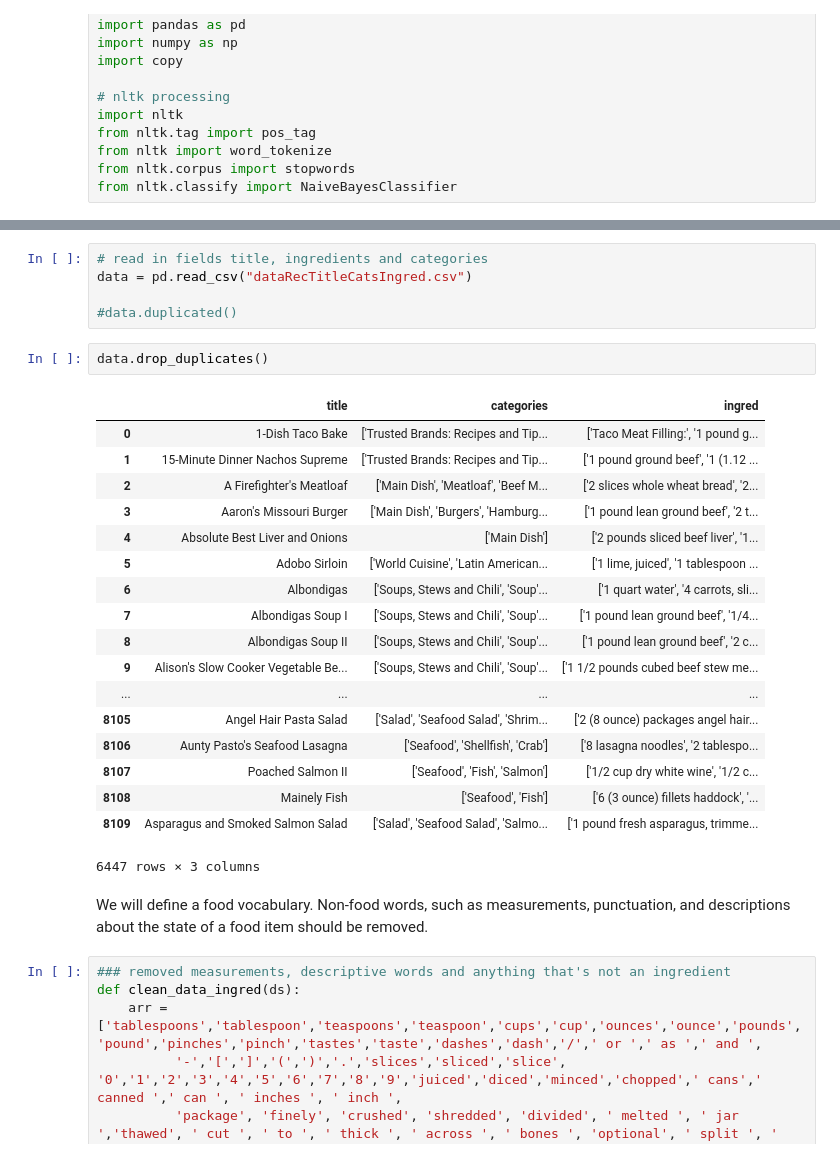
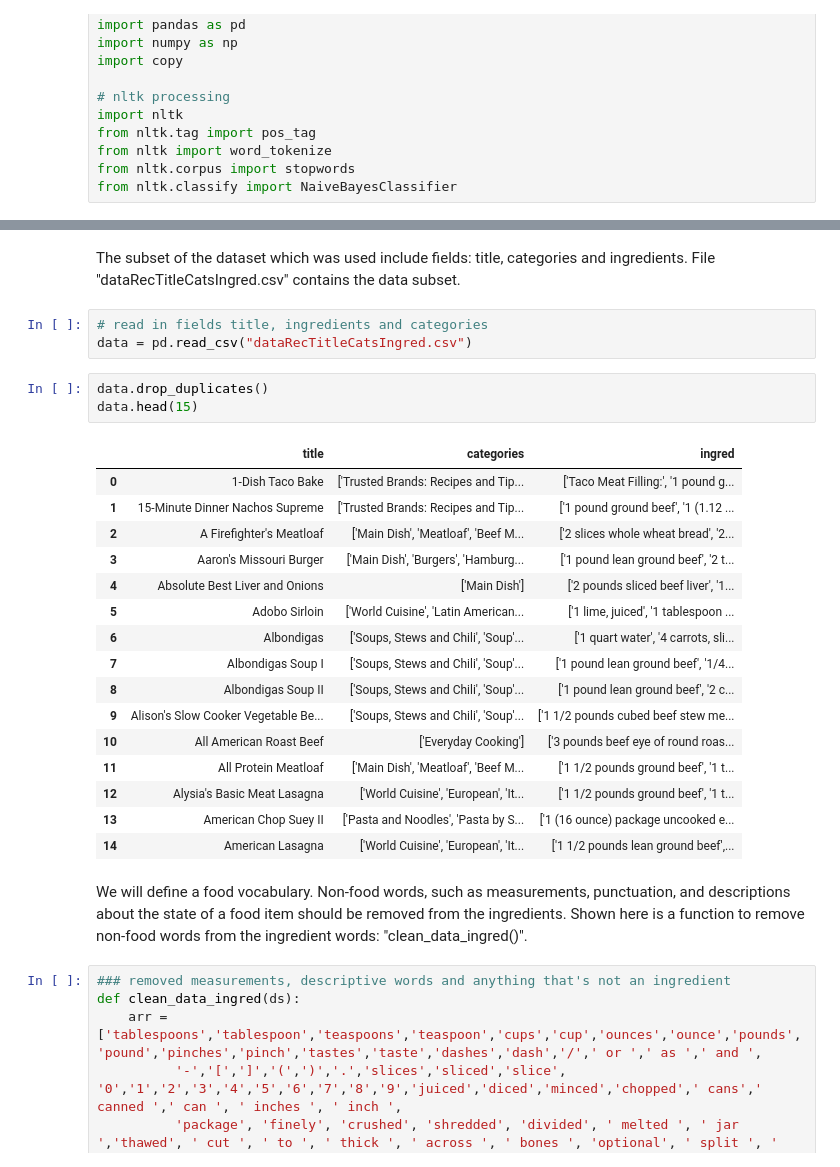
Before and after one commit to cassfinn/Deep-NLP-Recipe-Recommender, a Jupyter notebook: recipeRec4.ipynb, the cells around one changed output, grey strips where cells are left out. Saved outputs shown, nothing was run; the diff lists cells and outputs as text.

```diff
--- a/recipeRec4.ipynb
+++ b/recipeRec4.ipynb
@@ -30,31 +90,30 @@ from nltk.classify import NaiveBayesClassifier
+# %% [markdown]
+The subset of the dataset which was used include fields: title, categories and ingredients. File "dataRecTitleCatsIngred.csv" contains the data subset.
 # %%
 # read in fields title, ingredients and categories
 data = pd.read_csv("dataRecTitleCatsIngred.csv")
-
-#data.duplicated()
 # %%
 data.drop_duplicates()
+data.head(15)
 # %% [output]
 |  | title | categories | ingred |
 | 0 | 1-Dish Taco Bake | ['Trusted Brands: Recipes and Tip... | ['Taco Meat Filling:', '1 pound g... |
 | 1 | 15-Minute Dinner Nachos Supreme | ['Trusted Brands: Recipes and Tip... | ['1 pound ground beef', '1 (1.12 ... |
 | 2 | A Firefighter's Meatloaf | ['Main Dish', 'Meatloaf', 'Beef M... | ['2 slices whole wheat bread', '2... |
 | 3 | Aaron's Missouri Burger | ['Main Dish', 'Burgers', 'Hamburg... | ['1 pound lean ground beef', '2 t... |
 | 4 | Absolute Best Liver and Onions | ['Main Dish'] | ['2 pounds sliced beef liver', '1... |
 | 5 | Adobo Sirloin | ['World Cuisine', 'Latin American... | ['1 lime, juiced', '1 tablespoon ... |
 | 6 | Albondigas | ['Soups, Stews and Chili', 'Soup'... | ['1 quart water', '4 carrots, sli... |
 | 7 | Albondigas Soup I | ['Soups, Stews and Chili', 'Soup'... | ['1 pound lean ground beef', '1/4... |
 | 8 | Albondigas Soup II | ['Soups, Stews and Chili', 'Soup'... | ['1 pound lean ground beef', '2 c... |
 | 9 | Alison's Slow Cooker Vegetable Be... | ['Soups, Stews and Chili', 'Soup'... | ['1 1/2 pounds cubed beef stew me... |
-| ... | ... | ... | ... |
-| 8105 | Angel Hair Pasta Salad | ['Salad', 'Seafood Salad', 'Shrim... | ['2 (8 ounce) packages angel hair... |
-| 8106 | Aunty Pasto's Seafood Lasagna | ['Seafood', 'Shellfish', 'Crab'] | ['8 lasagna noodles', '2 tablespo... |
-| 8107 | Poached Salmon II | ['Seafood', 'Fish', 'Salmon'] | ['1/2 cup dry white wine', '1/2 c... |
-| 8108 | Mainely Fish | ['Seafood', 'Fish'] | ['6 (3 ounce) fillets haddock', '... |
-| 8109 | Asparagus and Smoked Salmon Salad | ['Salad', 'Seafood Salad', 'Salmo... | ['1 pound fresh asparagus, trimme... |
+| 10 | All American Roast Beef | ['Everyday Cooking'] | ['3 pounds beef eye of round roas... |
+| 11 | All Protein Meatloaf | ['Main Dish', 'Meatloaf', 'Beef M... | ['1 1/2 pounds ground beef', '1 t... |
+| 12 | Alysia's Basic Meat Lasagna | ['World Cuisine', 'European', 'It... | ['1 1/2 pounds ground beef', '1 t... |
+| 13 | American Chop Suey II | ['Pasta and Noodles', 'Pasta by S... | ['1 (16 ounce) package uncooked e... |
+| 14 | American Lasagna | ['World Cuisine', 'European', 'It... | ['1 1/2 pounds lean ground beef',... |
-6447 rows × 3 columns
 # %% [markdown]
-We will define a food vocabulary. Non-food words, such as measurements, punctuation, and descriptions about the state of a food item should be removed.
+We will define a food vocabulary. Non-food words, such as measurements, punctuation, and descriptions about the state of a food item should be removed from the ingredients. Shown here is a function to remove non-food words from the ingredient words: "clean_data_ingred()".
 # %%
 ### removed measurements, descriptive words and anything that's not an ingredient
 def clean_data_ingred(ds):
```
Also changed, not shown: parts of 11 cells of this notebook.
